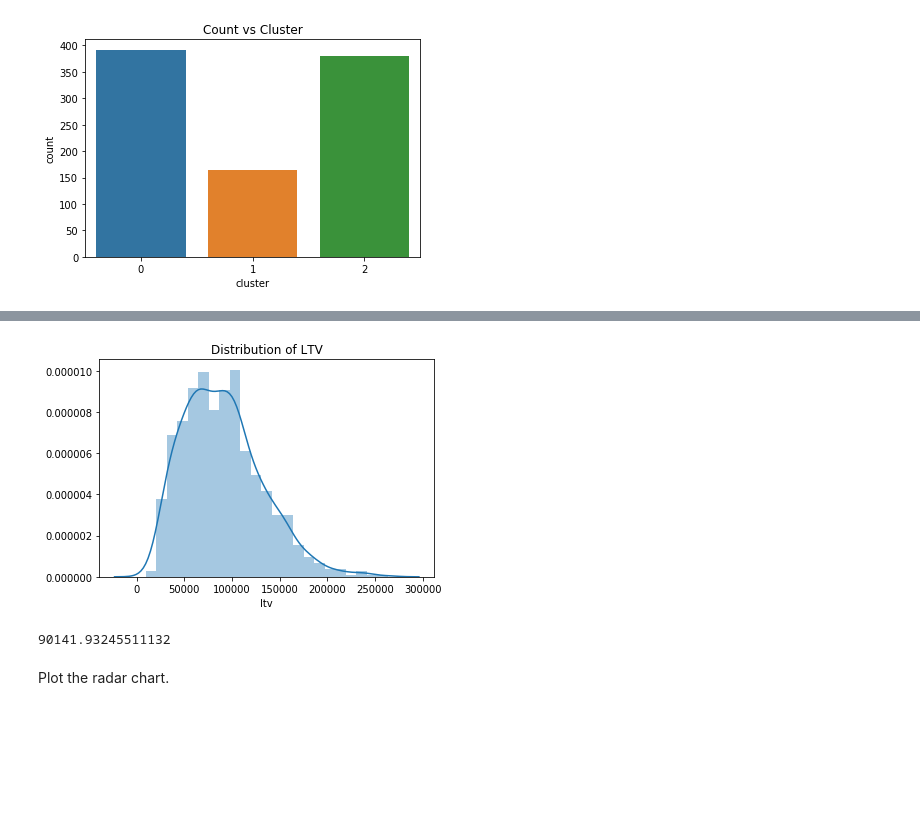
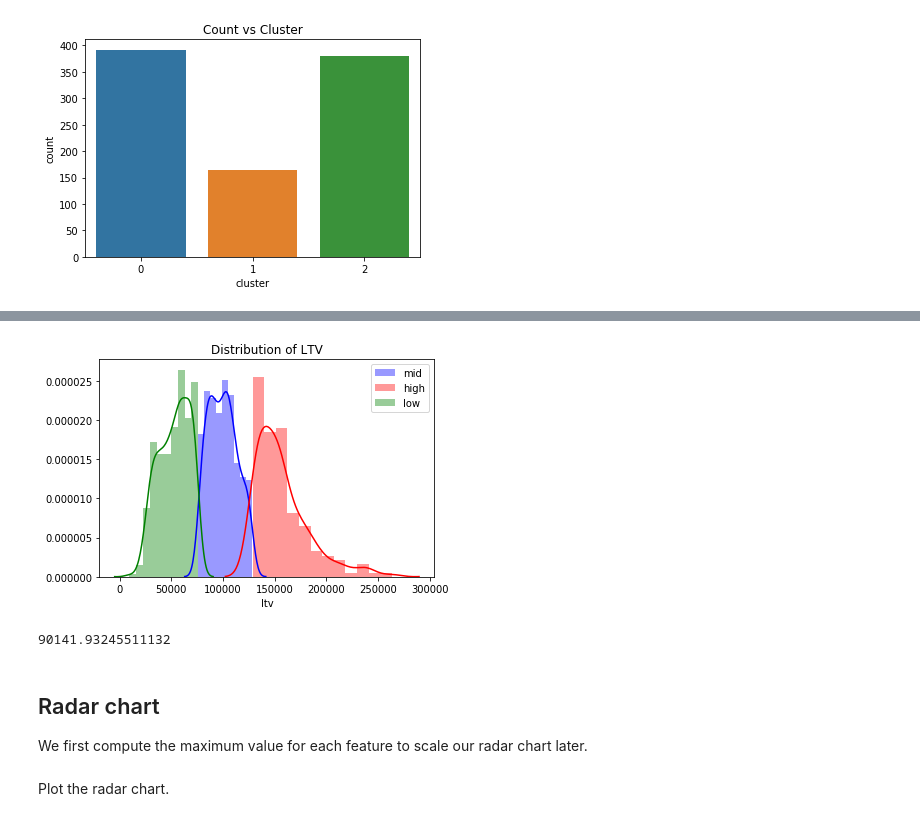
Before and after one commit to wjensheng/lyft, a Jupyter notebook: lyft_nb.ipynb, the cells around one changed output, grey strips where cells are left out. Drawn from its saved outputs; the diff is of its cells as text; code cells hidden in the pictures; blank space fills up the shorter version.

Commit message:
added dict to map values

```diff
--- a/lyft_nb.ipynb
+++ b/lyft_nb.ipynb
@@ -855,0 +852,22 @@ array([1.23502881e+04, 1.75000000e+01, 1.00000000e+00, 3.85809615e+04,
+# %%
+def create_label_map(ltv):
+    clus_dict = {}
+
+    for i in range(3):
+        clus_dict[i] = ltv[ltv['clusters'] == i]['ltv'].mean()
+
+    # sort base on ltv
+    clus_dict = sorted(clus_dict.items(), key=operator.itemgetter(1))
+
+    labels = ['low', 'mid', 'high']
+    clus_labels = {}
+
+    # assign labels of low, mid, high to clusters
+    for k,v in enumerate(clus_dict):
+        clus_labels[labels[k]] = v[0]
+
+    return clus_labels
+
+clus_labels = create_label_map(ltv)
+
+clus_labels
@@ -856,16 +883,18 @@ array([1.23502881e+04, 1.75000000e+01, 1.00000000e+00, 3.85809615e+04,
 # %%
+# distrion of LTV based on clusters
 plt.title('Distribution of LTV')
-sns.distplot(ltv['ltv'])
-
-# fig = plt.subplot()
-# sns.distplot(ltv[ltv['clusters']==0]['ltv'],color ='blue')
-# sns.distplot(ltv[ltv['clusters']==1]['ltv'],color ='red')
-# sns.distplot(ltv[ltv['clusters']==2]['ltv'],color ='green')
-# fig.legend(labels=['mid','high', 'low'])
+fig = plt.subplot()
+sns.distplot(ltv[ltv['clusters']==clus_labels['mid']]['ltv'],color ='blue')
+sns.distplot(ltv[ltv['clusters']==clus_labels['high']]['ltv'],color ='red')
+sns.distplot(ltv[ltv['clusters']==clus_labels['low']]['ltv'],color ='green')
+fig.legend(labels=['mid','high', 'low'])
 plt.show()
 # %% [output]
-[figure, old version]
+[figure, new version]
 # %%
 ltv['ltv'].mean()
 # %% [output]
 90141.93245511132
+# %% [markdown]
+## Radar chart
+We first compute the maximum value for each feature to scale our radar chart later.
```
Also changed, not shown: parts of 42 cells of this notebook.
